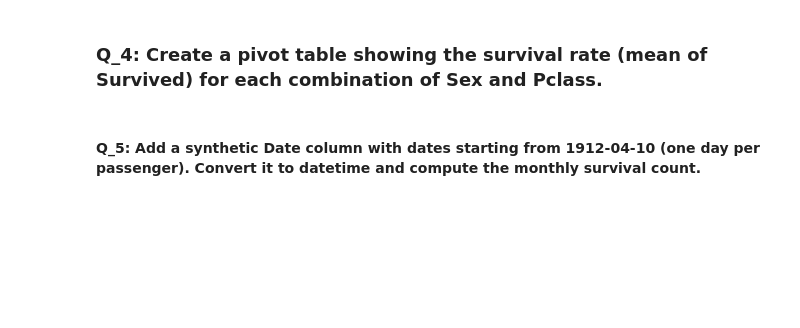
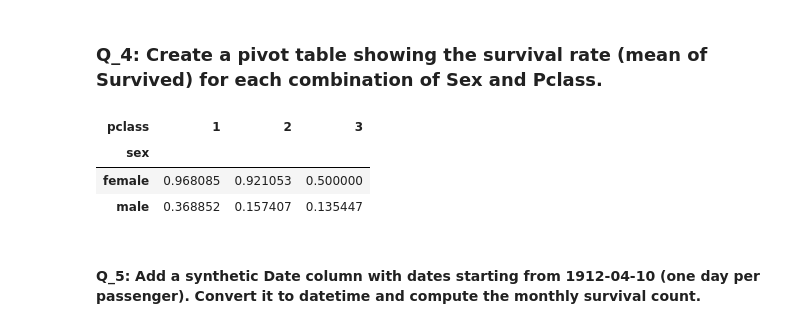
Before and after one commit to George1wanis/DEPI, a Jupyter notebook: FirstAssignmentOnTheLMS [Advanced Pandas Exercise].ipynb, the cells around one changed output. Cells and saved outputs as stored; diff of their text form; code cells hidden in the pictures; blank space fills up the shorter version.

```diff
--- a/FirstAssignmentOnTheLMS [Advanced Pandas Exercise].ipynb
+++ b/FirstAssignmentOnTheLMS [Advanced Pandas Exercise].ipynb
@@ -187,4 +205,18 @@ titanic_df.join(lookup_table, on='PassengerID', how='inner', lsuffix='_left', rs
 # %% [markdown]
 ### Q_4: Create a pivot table showing the survival rate (mean of Survived) for each combination of Sex and Pclass.
+# %%
+# https://youtu.be/ETQXKwM6YMY?si=HO8rUrqzUDaAG5kC
+# https://jkarakas.github.io/Exploratory-Analysis-of-the-Titanic-Dataset/Titanic_Dataset_Exploratory_Analysis_No_Code.html?utm_source=chatgpt.com
+# https://codesignal.com/learn/courses/intro-to-data-visualization-with-titanic/lessons/deep-exploration-of-the-titanic-dataset-features-and-characteristics?utm_source=chatgpt.com
+
+# Create the pivot table
+survival_rates = titanic_df.pivot_table(values='survived', index='sex', columns='pclass', aggfunc='mean')
+
+survival_rates
+# %% [output]
+| pclass | 1 | 2 | 3 |
+| sex |  |  |  |
+| female | 0.968085 | 0.921053 | 0.500000 |
+| male | 0.368852 | 0.157407 | 0.135447 |
 # %% [markdown]
 #### Q_5: Add a synthetic Date column with dates starting from 1912-04-10 (one day per passenger). Convert it to datetime and compute the monthly survival count.
```
Also changed, not shown: parts of 4 cells of this notebook.
